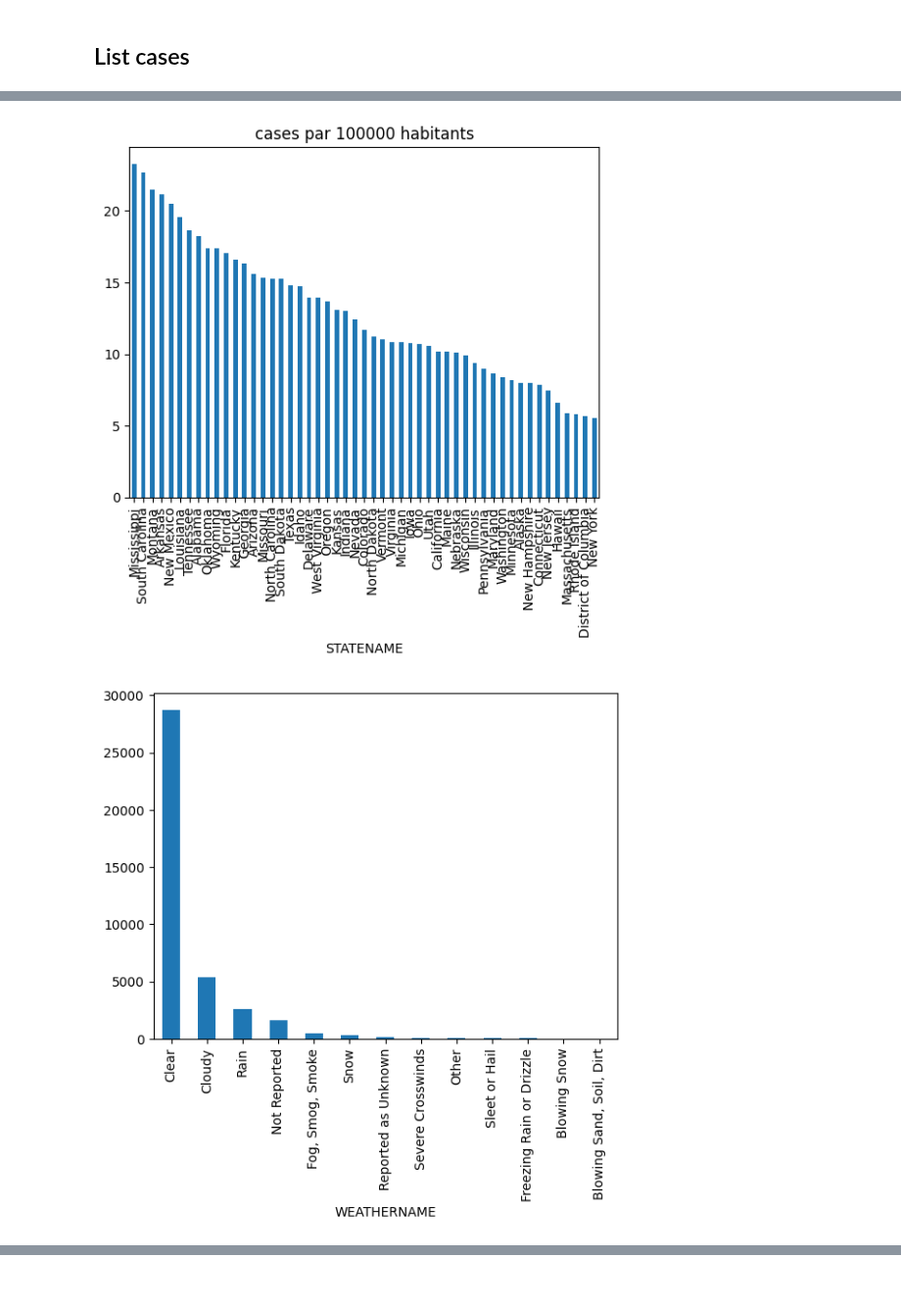
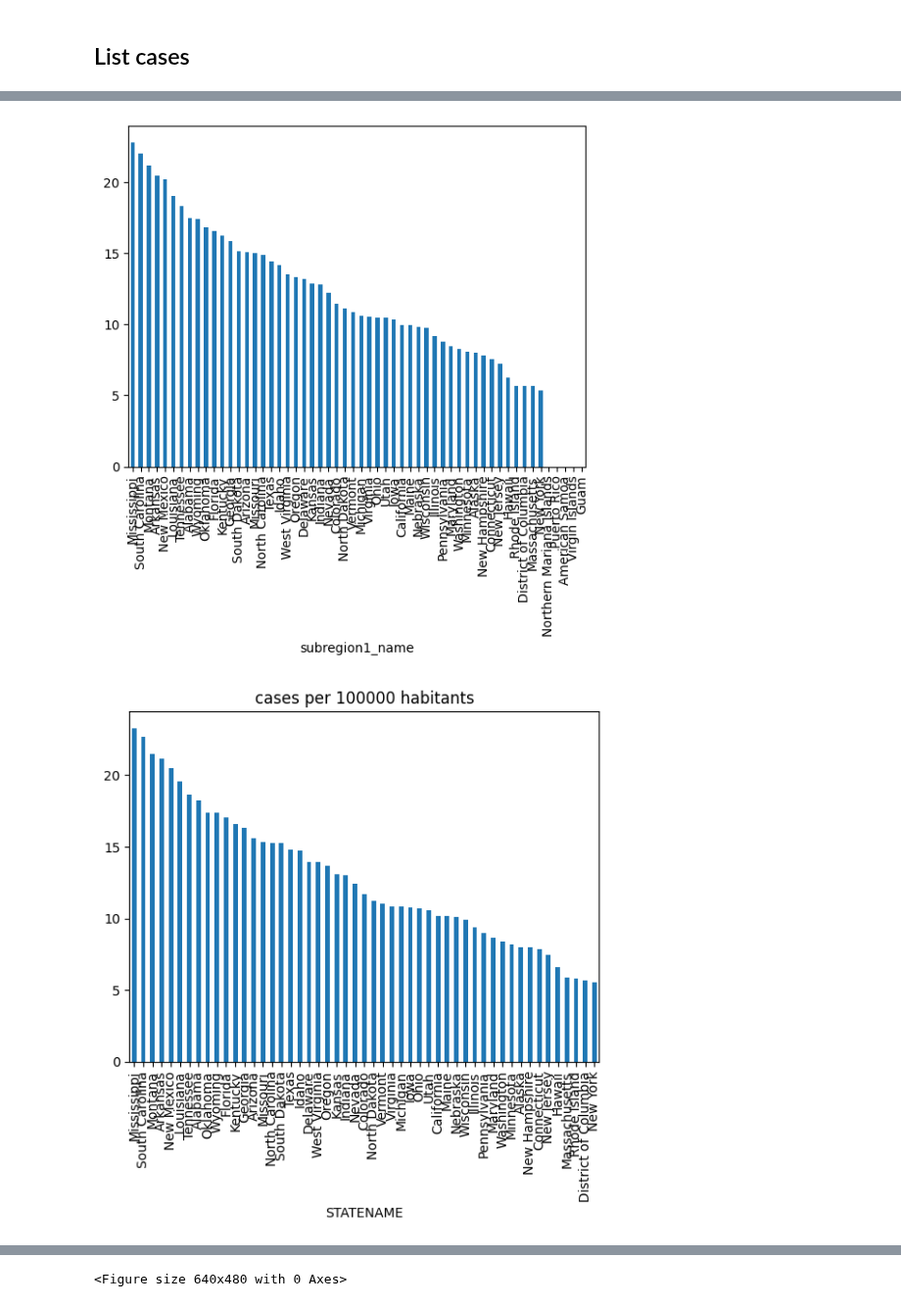
Before and after one commit to PaulHenrik/DataLiteracy_FARS, a Jupyter notebook: Car accident analysis.ipynb, the cells around one changed output, grey strips where cells are left out. Shown at 98% size. Cells and saved outputs as stored; diff of their text form; code cells hidden in the pictures.

```diff
--- a/Car accident analysis.ipynb
+++ b/Car accident analysis.ipynb
@@ -62,7 +66,24 @@ print(accidents)
 # %%
+print(Google_daten)
+Google_daten = Google_daten.groupby(by=['subregion1_name','date']).first().reset_index()
+print(temp2)
+Google_daten = Google_daten.sort_values(by=['subregion1_name','date'])
+temp = accidents
+#print(temp['subregion1_name'].unique())
+print(Google_daten['subregion1_name'].unique())
+temp['subregion1_name'] = temp['STATENAME']
+temp = temp.groupby(['subregion1_name','date']).size().reset_index(name='cases')
+Google_daten = pd.merge(Google_daten,temp, on=['subregion1_name','date'],how='left')
+Google_daten = Google_daten.fillna(0)
+print(Google_daten[['subregion1_name','date','cases']])
+
+
 accidents_state = accidents.value_counts('STATE',sort=False).to_frame()
 accidents_state['CASES'] = accidents_state['count']
 del accidents_state['count']
+
+
+
 accidents_state['STATENAME'] = accidents['STATENAME'].unique()
 accidents_state['Population'] = Google_daten[Google_daten['date']>'2021'].groupby('subregion1_name').first()['population'][accidents['STATENAME'].unique()].to_numpy()
 
@@ -70,5 +91,7 @@ accidents_state['POPULATION_2021'] = people[people['CTYNAME'].isin(people['STNAM
 accidents_state['CASES_NORM'] = accidents_state['CASES']/accidents_state['Population']
 accidents_state['CASES/100000'] = accidents_state['CASES_NORM']*100000
 
+Google_daten['CASES/100000'] = Google_daten['cases']/Google_daten['population']*100000
+
 print(accidents_state)
 # %% [output]
@@ -94,27 +117,48 @@ STATE
 # %%
 
 
 plt.figure()
 accidents['STATENAME'].value_counts().plot.bar()
 plt.show()
 
 plt.figure()
-plt.title('cases par 100000 habitants')
+Google_daten.groupby('subregion1_name')['CASES/100000'].sum().sort_values(ascending=False).plot(kind='bar')
+#Google_daten.groupby('subregion1_name')['mobility_workspaces'].first().plot(kind='bar')
+plt.show()
+
+
+plt.figure()
+plt.title('cases per 100000 habitants')
 accidents_state.set_index('STATENAME')['CASES/100000'].sort_values(ascending=False).plot.bar()
 plt.show()
 
 plt.figure()
 accidents['WEATHERNAME'].value_counts().plot.bar()
 plt.show()
 
 plt.figure()
 accidents['HOUR'].value_counts().sort_index().plot.bar()
 plt.show()
 
 plt.figure()
 accidents['YEAR'].value_counts().sort_index().plot.bar()
 plt.show()
+
+plt.figure()
+accidents['DAY_WEEKNAME'].value_counts().plot.bar()
+plt.show()
+
+
+print(accidents['HARM_EVNAME'].value_counts())
+print(accidents['HARM_EVNAME'].value_counts().index[:10])
+#accidents['HARM_ENVNAME'][accidents['HARM_EVNAME'].isin(accidents['HARM_EVNAME'].value_counts().index[10:])] = 'other'
+accidents['HARM_EVNAME'] = accidents['HARM_EVNAME'].replace(accidents['HARM_EVNAME'].value_counts().index[10:],'other')
+print(accidents.groupby(['STATENAME','HARM_EVNAME']).size().unstack())
+
+plt.figure()
+accidents.groupby(['STATENAME','HARM_EVNAME']).size().unstack().div(accidents_state.set_index('STATENAME')['Population']*100000,axis=0).plot(kind='bar',stacked=True)
+plt.show()
 # %% [output]
 [figure]
-[figure, old version]
+[figure, new version]
-[figure, old version]
+[figure, new version]
@@ -122,0 +186 @@ plt.show()
+<Figure size 640x480 with 0 Axes>
```
Also changed, not shown: parts of 3 cells of this notebook.
